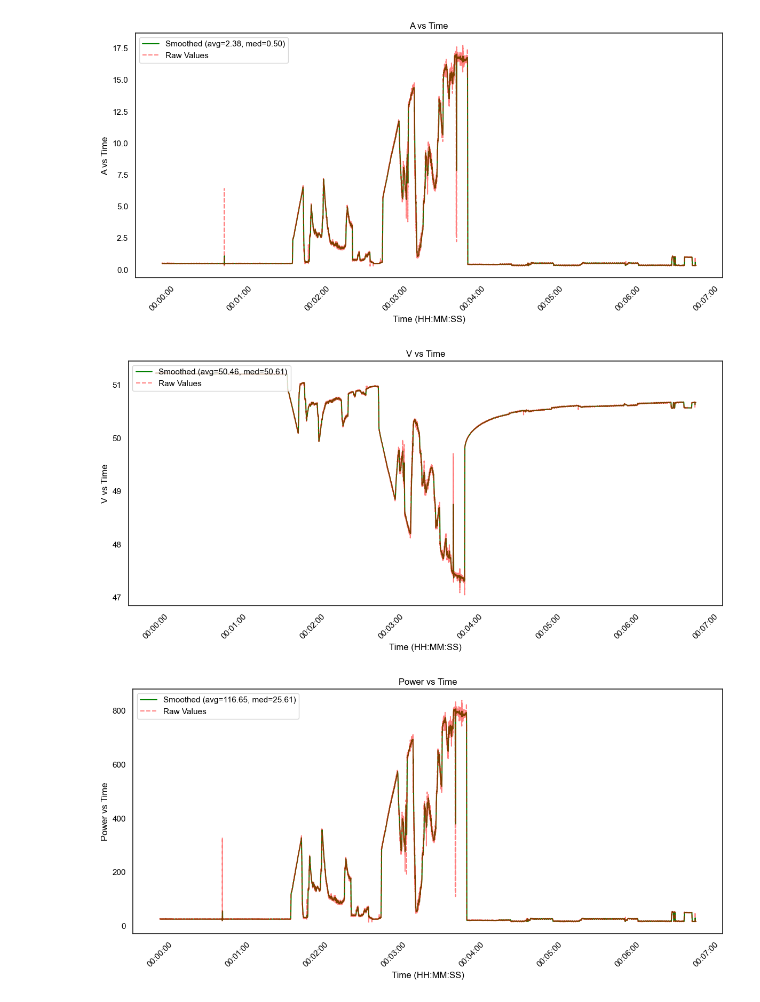
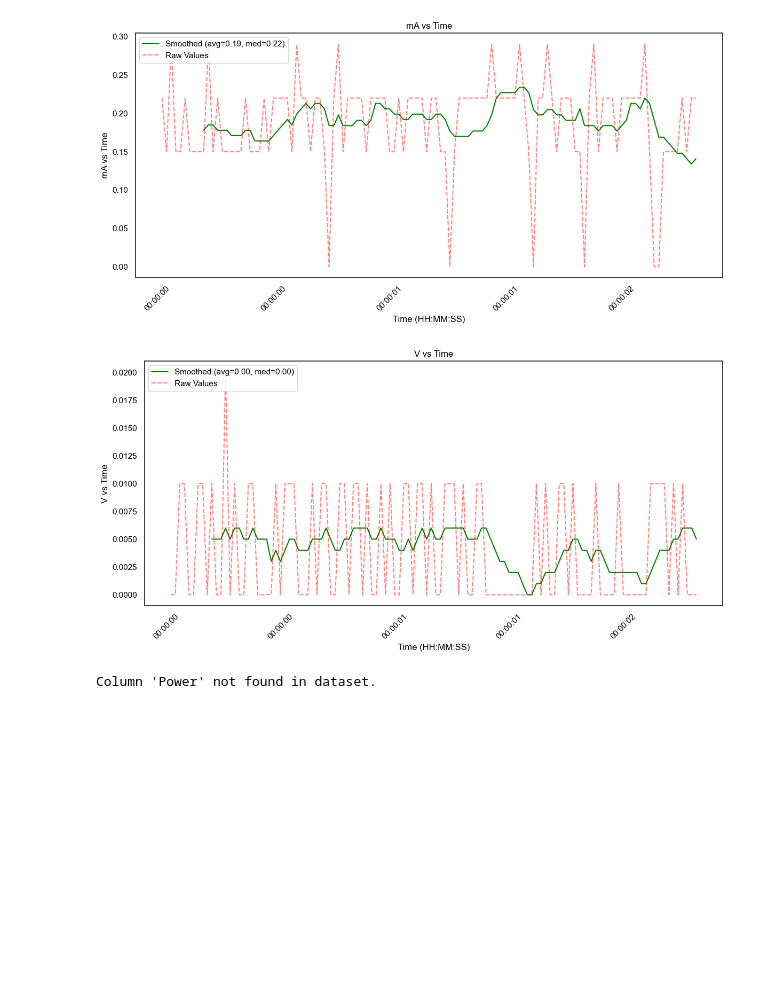
Before and after one commit to UOSupermileage/UOSM-TelemetryDataProcessing, a Jupyter notebook: new/Datalogger.ipynb, the cells around one changed output. Drawn from its saved outputs; the diff is of its cells as text; code cells hidden in the pictures; blank space fills up the shorter version.

Commit message:
added data from april 3rd testing and some changes to datalogger notebook to plot

```diff
--- a/new/Datalogger.ipynb
+++ b/new/Datalogger.ipynb
@@ -16,8 +16,10 @@ import re
 sns.set(style='white')  # light background
 date = "250817"
 time = "122827"
-data_folder = f'./{date}/'
-file = f'{date}-{time}.csv'
+data_folder = './data'
+# data_folder = f'./{date}/'
+# file = f'{date}-{time}.csv'
+file = f'TEST2_CP2.CSV'
 path = os.path.join(data_folder, file)
 delimiter = ','
 skiprows = 27
@@ -35,8 +37,12 @@ plot_outliers = False  # Set to False to not plot outliers
 #     return match.group(1) if match else ''
 #data = pd.read_csv(path, converters={'Ticks': lambda x: last_digits(x, 5)})
 #data['Tick'] = (data['Tick'].apply(clean_cell))
-data = pd.read_csv(path, delimiter = delimiter, skiprows = skiprows)
+# data = pd.read_csv(path, delimiter = delimiter, skiprows = skiprows)
+# data.columns = data.columns.str.strip()
+data = pd.read_csv(path, delimiter=',', skiprows=22)
 data.columns = data.columns.str.strip()
+
+print(data.columns)
 
 # Remove rows before the first throttle > start_throttle
 if throttle_start_flag:
@@ -65,16 +71,18 @@ print("\nMissing values per column:")
 print(data.isnull().sum())
 
 #Convert to actual numbers
-data['A'] = data['A'].str.replace('+ ', '', regex=False).str.replace('- ', '', regex=False).astype(float)
+# data['A'] = data['A'].str.replace('+ ', '', regex=False).str.replace('- ', '', regex=False).astype(float)
+# data['V'] = data['V'].str.replace('+ ', '', regex=False).str.replace('- ', '', regex=False).astype(float)
+data['mA'] = data['mA'].str.replace('+ ', '', regex=False).str.replace('- ', '', regex=False).astype(float)
 data['V'] = data['V'].str.replace('+ ', '', regex=False).str.replace('- ', '', regex=False).astype(float)
-
 #Add power calculation
 if 'A' in data.columns and 'V' in data.columns:
+    data['A'] = data['mA'] / 1000  # convert mA → A
     data['Power'] = (data['A']) * (data['V'])
 
 #Add total energy calculation
 if 'Power' in data.columns:
-    energy_joules = np.trapz(data['Power'], x = data['milliseconds'] / 1e3)
+    energy_joules = np.trapezoid(data['Power'], x = data['milliseconds'] / 1e3)
     energy_kWh = energy_joules / 3600000  # Convert from J to kWh
     print(f"\nTotal energy consumed: {energy_kWh} kWh")
 
@@ -87,7 +95,7 @@ if distance !=1:
 
 # Columns to visualize
 #columns_to_plot = ['Throttle', 'Speed', 'Current', 'Voltage', 'Speed1']
-columns_to_plot = ['A','V','Power']
+columns_to_plot = ['mA','V','Power']
 #data.dropna(subset=['TimePlot'] + columns_to_plot, inplace=True)
 
 # Plot each column
@@ -160,7 +166,7 @@ Total energy consumed: 0.01336526919361111 kWh
 Efficiency: 59.86 km/kWh
-[figure, old version]
+[figure, new version]
-[figure, old version]
+[figure, new version]
-[figure, removed]
+Column 'Power' not found in dataset.
 # %%
 #Overlay power consumption of a second run
 
```
Also changed, not shown: parts of 1 cell of this notebook, 6 other files.
